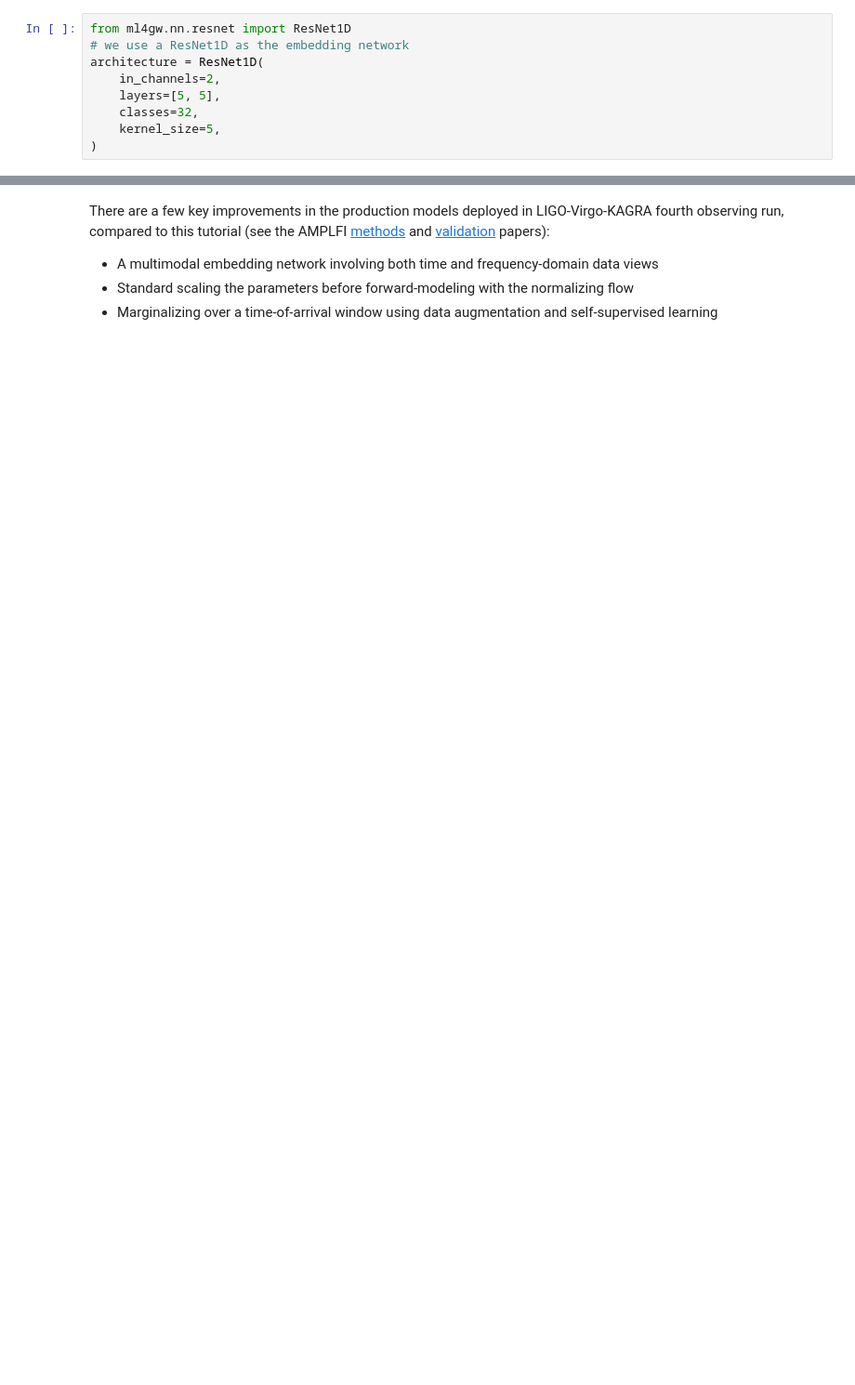
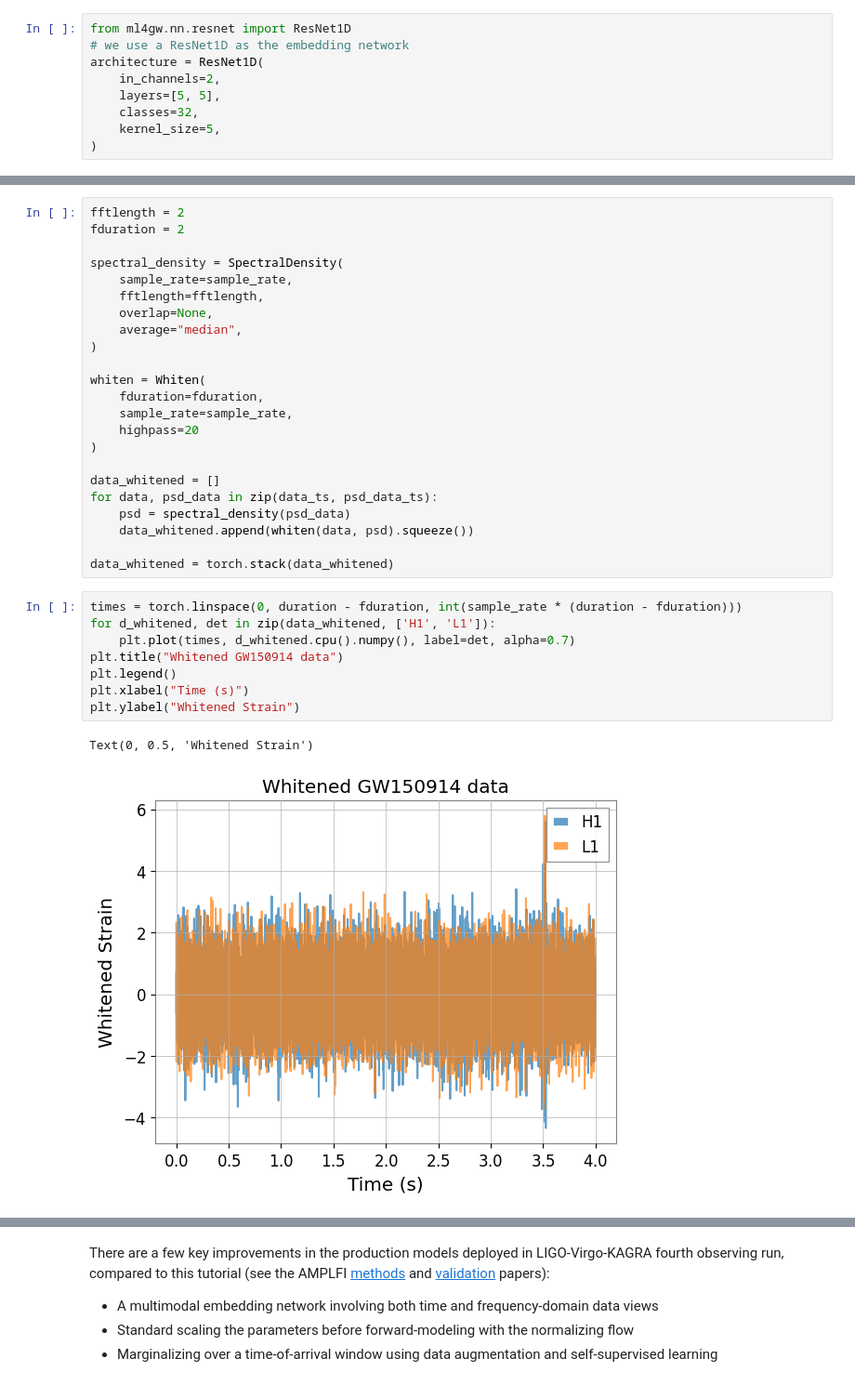
Before and after one commit to ML4GW/ml4gw, a Jupyter notebook: docs/tutorials/ml4gw_lfi_tutorial.ipynb, the cells around one changed output, grey strips where cells are left out. Shown: that part at 93% size. Drawn from its saved outputs; the diff is of its cells as text; blank space fills up the shorter version.

```diff
--- a/docs/tutorials/ml4gw_lfi_tutorial.ipynb
+++ b/docs/tutorials/ml4gw_lfi_tutorial.ipynb
@@ -776,0 +871,34 @@ Validation: |
+# %%
+fftlength = 2
+fduration = 2
+
+spectral_density = SpectralDensity(
+    sample_rate=sample_rate,
+    fftlength=fftlength,
+    overlap=None,
+    average="median",
+)
+
+whiten = Whiten(
+    fduration=fduration,
+    sample_rate=sample_rate,
+    highpass=20
+)
+
+data_whitened = []
+for data, psd_data in zip(data_ts, psd_data_ts):
+    psd = spectral_density(psd_data)
+    data_whitened.append(whiten(data, psd).squeeze())
+
+data_whitened = torch.stack(data_whitened)
+# %%
+times = torch.linspace(0, duration - fduration, int(sample_rate * (duration - fduration)))
+for d_whitened, det in zip(data_whitened, ['H1', 'L1']):
+    plt.plot(times, d_whitened.cpu().numpy(), label=det, alpha=0.7)
+plt.title("Whitened GW150914 data")
+plt.legend()
+plt.xlabel("Time (s)")
+plt.ylabel("Whitened Strain")
+# %% [output]
+Text(0, 0.5, 'Whitened Strain')
+[figure, added]
```
Also changed, not shown: parts of 29 cells of this notebook.
